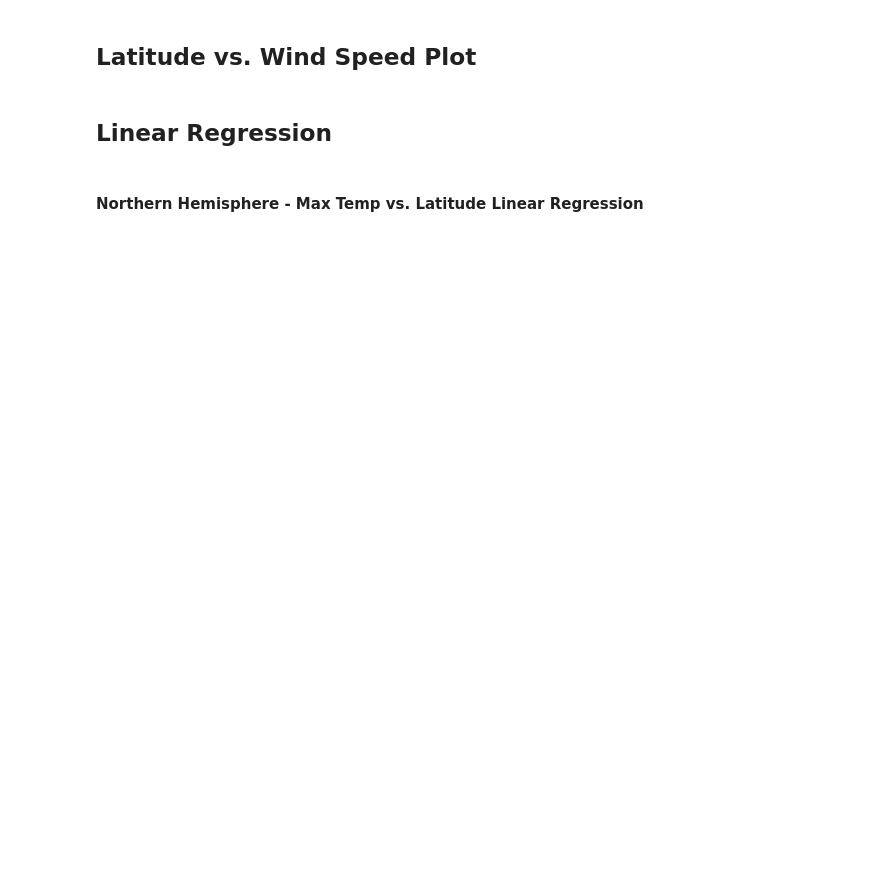
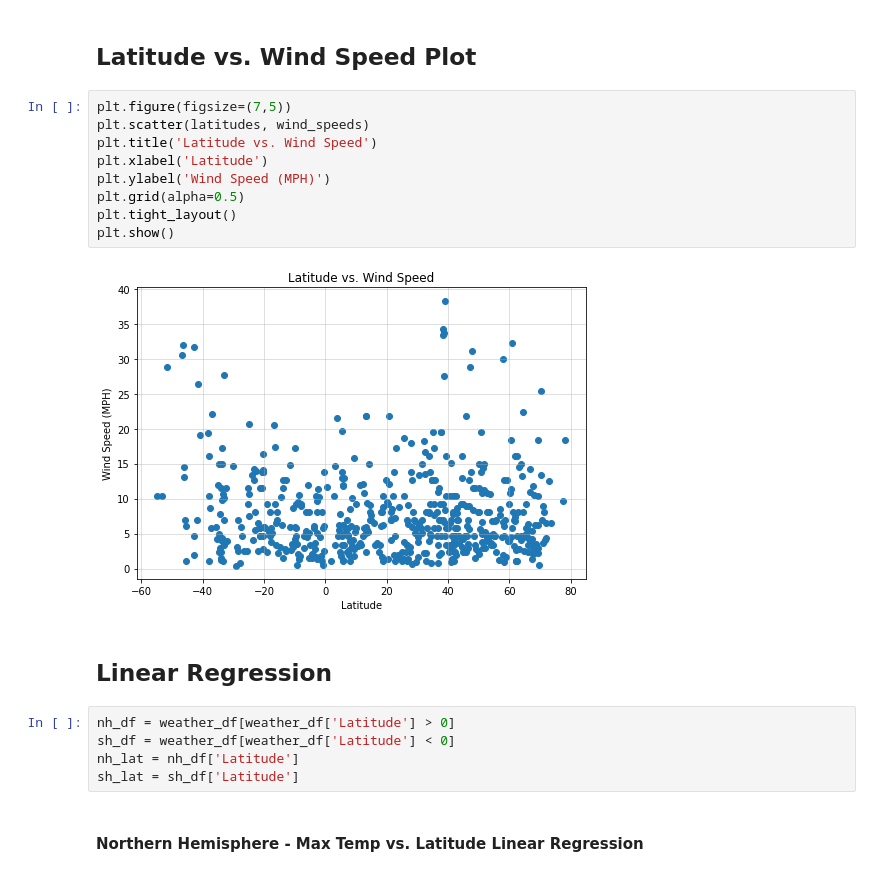
Before and after one commit to tiffanycyeh/python-api-challenge, a Jupyter notebook: starter_code/WeatherPy.ipynb, the cells around one changed output. Cells and saved outputs as stored; diff of their text form; blank space fills up the shorter version.

```diff
--- a/starter_code/WeatherPy.ipynb
+++ b/starter_code/WeatherPy.ipynb
@@ -77,6 +227,22 @@ Skip this step if there are no cities that have humidity > 100%.
 # %% [markdown]
 ## Latitude vs. Wind Speed Plot
+# %%
+plt.figure(figsize=(7,5))
+plt.scatter(latitudes, wind_speeds)
+plt.title('Latitude vs. Wind Speed')
+plt.xlabel('Latitude')
+plt.ylabel('Wind Speed (MPH)')
+plt.grid(alpha=0.5)
+plt.tight_layout()
+plt.show()
+# %% [output]
+[figure, added]
 # %% [markdown]
 ## Linear Regression
+# %%
+nh_df = weather_df[weather_df['Latitude'] > 0]
+sh_df = weather_df[weather_df['Latitude'] < 0]
+nh_lat = nh_df['Latitude']
+sh_lat = sh_df['Latitude']
 # %% [markdown]
 ####  Northern Hemisphere - Max Temp vs. Latitude Linear Regression
```
Also changed, not shown: parts of 17 cells of this notebook, 2 other files.
